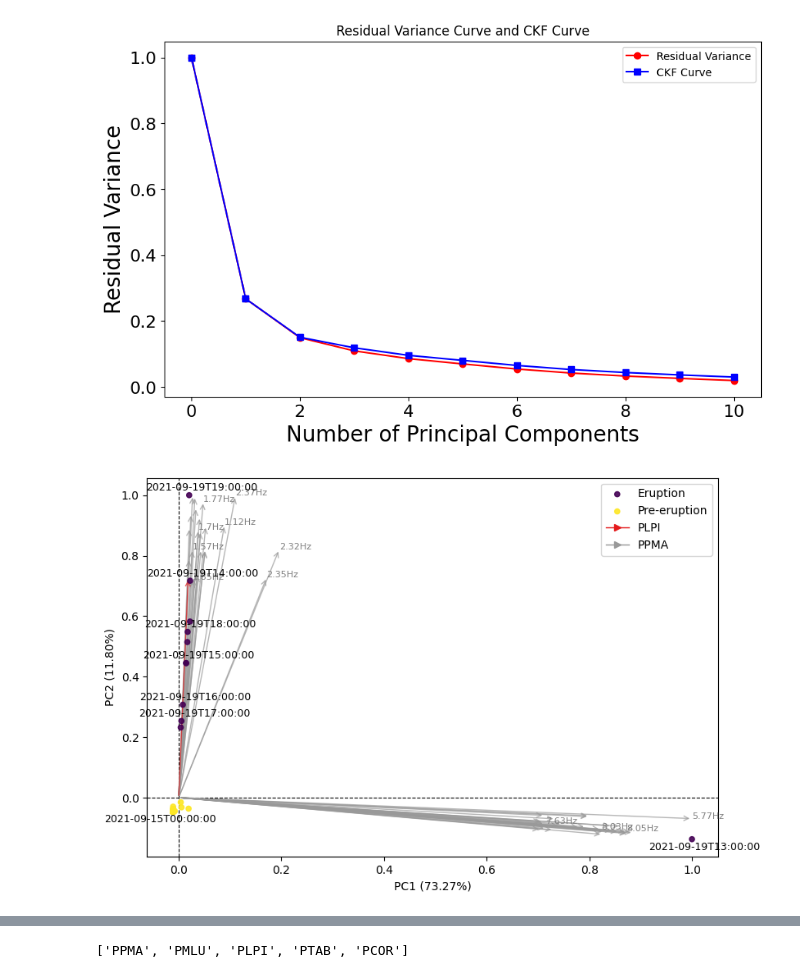
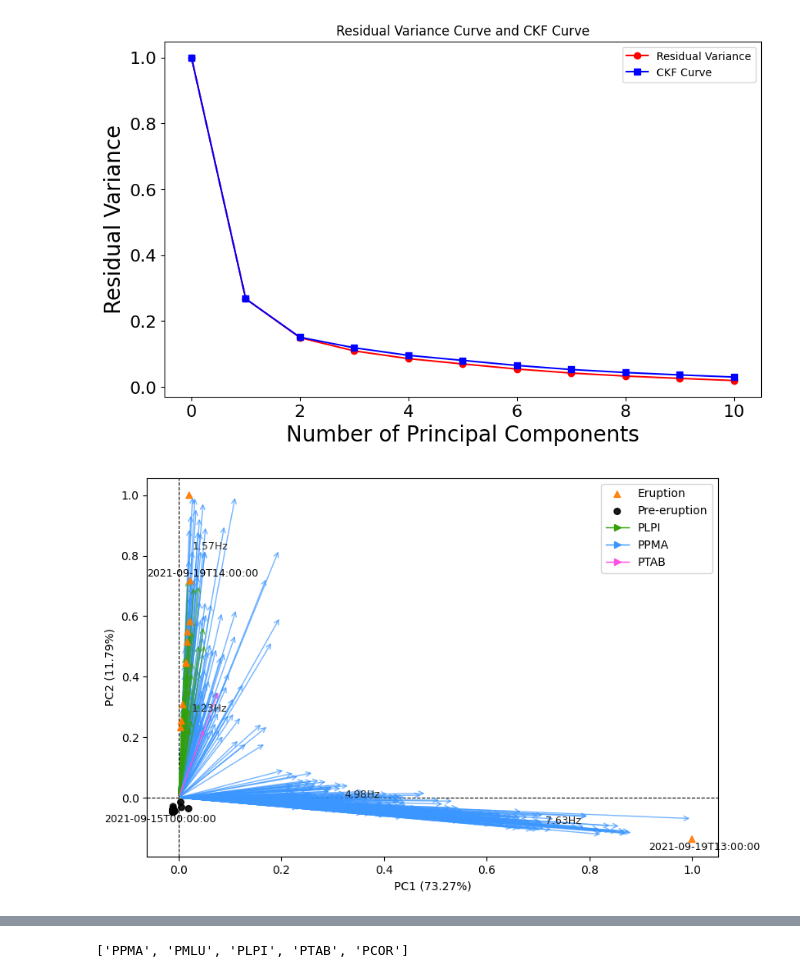
Before and after one commit to CoDaSLab/MSPC-Seismic, a Jupyter notebook: exploration/IGARSS.ipynb, the cells around one changed output, grey strips where cells are left out. Cells and saved outputs as stored; diff of their text form; code cells hidden in the pictures.

```diff
--- a/exploration/IGARSS.ipynb
+++ b/exploration/IGARSS.ipynb
@@ -234,5 +231,7 @@ Sxxs[1,1], Sxxs[1,0]
 # %%
 Sxxs[1, 1] = Sxxs[1, 0]
+times[1, 1] = times[1, 0]
+freqs[1, 1] = freqs[1, 0]
 # %%
 import matplotlib.pyplot as plt
 import matplotlib.dates as mdates
@@ -322,27 +323,33 @@ mspc_pca.plot.var_pca(X, 10,with_std =False);
 # !pip install scikit-learn
 # %%
 from sklearn.decomposition import PCA
+
 PCs=2
 pca = PCA(n_components=PCs)
 
 
 loadings_label = np.array([f"{round(x, 2)}Hz" for x in freqs[0,0]]*M*N) # Add for several sensors
 sensor_class = np.repeat(sensors, freqs[0,0].shape[0]*N)
 channel_class = np.repeat(channels, freqs[0,0].shape[0]*M)
 # print(channel_class.shape, X.shape)
 
 time_class = np.hstack([np.repeat('Pre-eruption', eruption_idx-1),
                         np.repeat('Eruption', len(times[0,0])-eruption_idx+1)])
 
+markers = np.hstack([np.repeat('o', eruption_idx-1),
+                     np.repeat('^', len(times[0,0])-eruption_idx+1)])
+
+
+from matplotlib.colors import ListedColormap
+score_cmap   = ListedColormap(["#FF7B00", "#000000", ])
+loading_cmap = ListedColormap(["#32A006", "#3B96FF", "#FD4FE0",  ])
+
+
 fig, ax = plt.subplots(1,1, figsize=(9,6))
-
-mspc_pca.plot.biplot(X, pca, 1, 2, timeUTC, np.array(loadings_label),0.05,
-                     time_class.astype(str), sensor_class.astype(str), loading_percentile = +.5,
-                     loading_cmap='Set1',
-                     ax = ax,  );
-mspc_pca.plot.biplot(X, pca, 1, 2, timeUTC, np.array(loadings_label),0.05,
-                     time_class.astype(str), channel_class.astype(str), loading_percentile = +.5,
-                     loading_cmap='Set1',
-                     ax = ax,  );
+fig, ax, _ = mspc_pca.plot.biplot(X, pca, 1, 2, timeUTC, np.array(loadings_label),0.40,
+                                time_class.astype(str), sensor_class.astype(str), loading_percentile = +.05,
+                                score_cmap=score_cmap, loading_cmap=loading_cmap, markers=markers,
+                                size=30,
+                                ax = ax);
 # %% [output]
-[figure, old version]
+[figure, new version]
```
Also changed, not shown: parts of 6 cells of this notebook, 3 other files.
